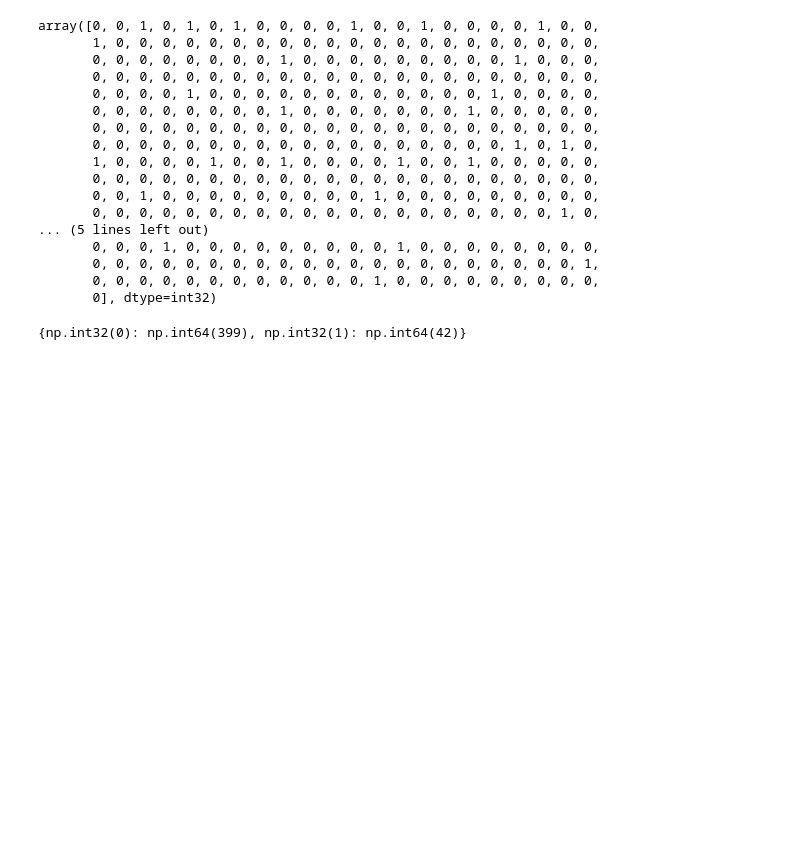
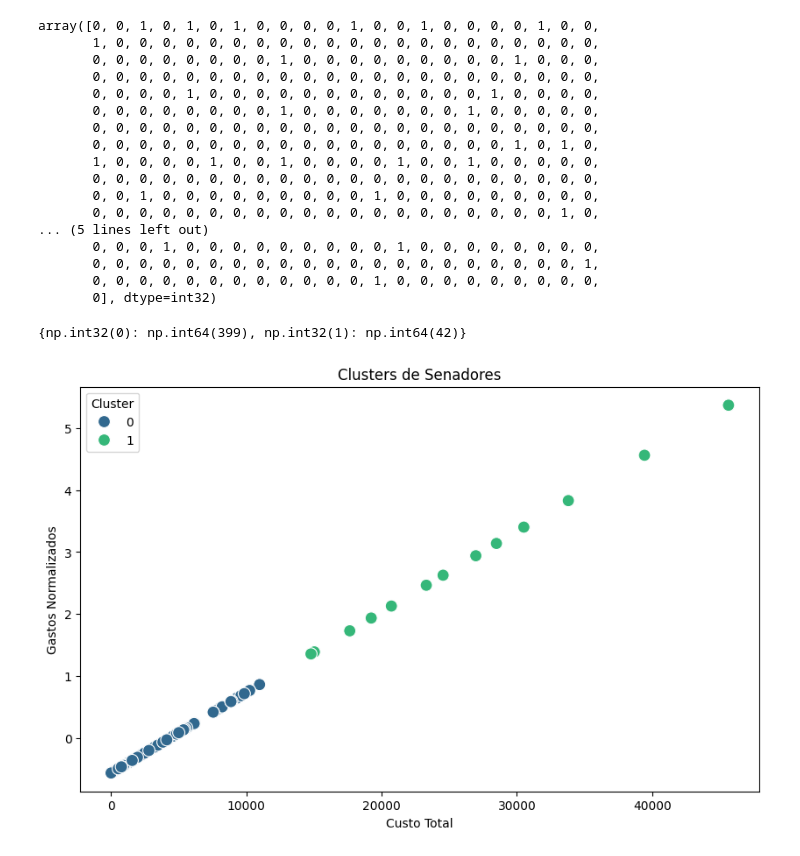
Before and after one commit to kadetete/senadores_passagens, a Jupyter notebook: senadoresdata.ipynb, the cells around one changed output. Cells and saved outputs as stored; diff of their text form; code cells hidden in the pictures; blank space fills up the shorter version.

```diff
--- a/senadoresdata.ipynb
+++ b/senadoresdata.ipynb
@@ -211,3 +209,20 @@ unique, counts = np.unique(df_senadores["Cluster"], return_counts=True)
 dict(zip(unique, counts))
 # %% [output]
 {np.int32(0): np.int64(399), np.int32(1): np.int64(42)}
+# %%
+# Aplica o KMeans e adiciona os rótulos de cluster ao DataFrame
+kmeans = KMeans(n_clusters=2, random_state=42)
+df_senadores['TESTE'] = kmeans.fit_predict(df_senadores[["GastosNormalizados"]])
+
+# Agora, usa o DataFrame com a coluna 'Cluster' no gráfico
+plt.figure(figsize=(10, 6))
+sns.scatterplot(data=df_senadores, x="CustoTotal", y="GastosNormalizados", hue="Cluster", palette="viridis", s=100)
+
+# Títulos e rótulos
+plt.title("Clusters de Senadores")
+plt.xlabel("Custo Total")
+plt.ylabel("Gastos Normalizados")
+plt.legend(title="Cluster")
+plt.show()
+# %% [output]
+[figure, added]
```
Also changed, not shown: parts of 6 cells of this notebook, 2 other files.
